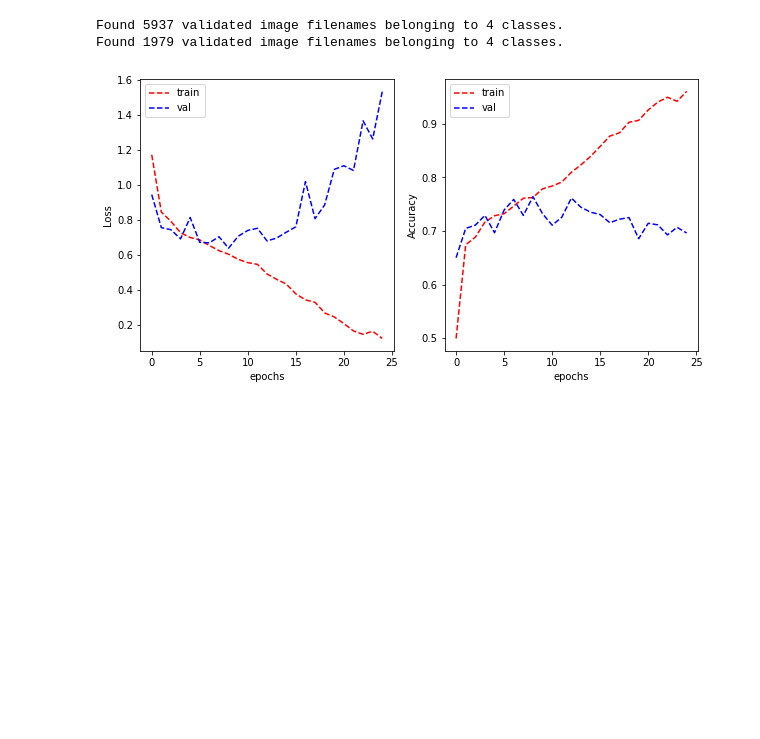
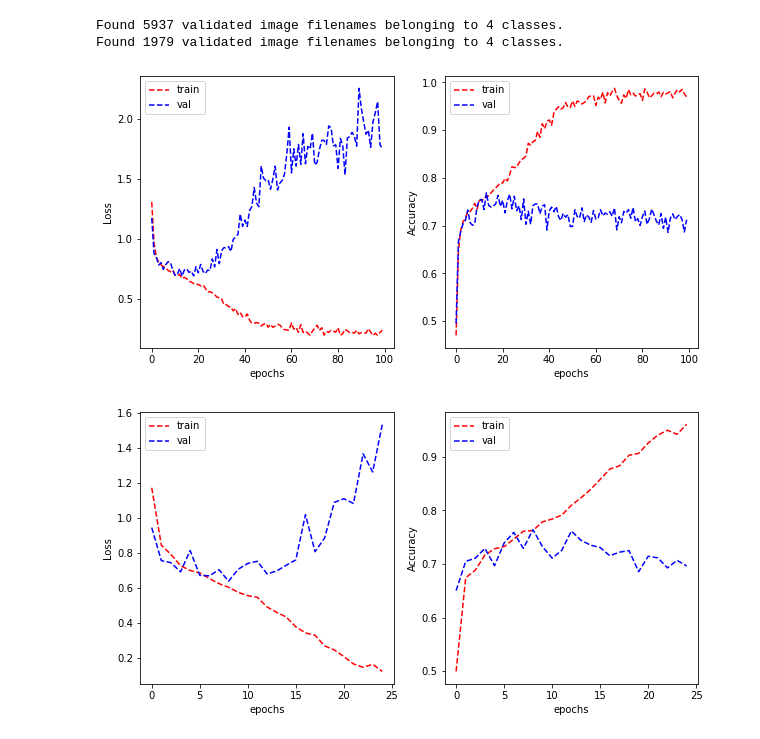
Before and after one commit to s3781183/machine_learning_A2, a Jupyter notebook: A2-AR.ipynb, the cells around one changed output. Drawn from its saved outputs; the diff is of its cells as text; code cells hidden in the pictures; blank space fills up the shorter version.

Commit message:
added isCancerous model initial

```diff
--- a/A2-AR.ipynb
+++ b/A2-AR.ipynb
@@ -164,6 +159,49 @@ def plot_learning_curve(train_loss, val_loss, train_metric, val_metric, metric_n
     plt.legend(['train', 'val'], loc='upper left')
 
     plt.show()
+# %%
+reg_lambda = 0.001
+
+vgg_model = tf.keras.Sequential([
+    #VGG block 1
+    tf.keras.layers.Conv2D(32, (3, 3), activation='relu', padding='same',
+                           kernel_regularizer=tf.keras.regularizers.l2(reg_lambda), input_shape=(27, 27, 3)),
+    tf.keras.layers.Conv2D(32, (3, 3), activation='relu', padding='same',
+                           kernel_regularizer=tf.keras.regularizers.l2(reg_lambda)),
+    tf.keras.layers.MaxPooling2D((2, 2)),
+
+    #VGG block 2
+    tf.keras.layers.Conv2D(64, (3, 3), activation='relu', padding='same',
+                           kernel_regularizer=tf.keras.regularizers.l2(reg_lambda)),
+    tf.keras.layers.Conv2D(64, (3, 3), activation='relu', padding='same',
+                           kernel_regularizer=tf.keras.regularizers.l2(reg_lambda)),
+    tf.keras.layers.MaxPooling2D((2, 2)),
+
+    #VGG block 3
+    tf.keras.layers.Conv2D(128, (3, 3), activation='relu', padding='same',
+                           kernel_regularizer=tf.keras.regularizers.l2(reg_lambda)),
+    tf.keras.layers.Conv2D(128, (3, 3), activation='relu', padding='same',
+                           kernel_regularizer=tf.keras.regularizers.l2(reg_lambda)),
+    tf.keras.layers.MaxPooling2D((2, 2)),
+
+    tf.keras.layers.Flatten(),
+    tf.keras.layers.Dense(128, activation='relu'),
+    tf.keras.layers.Dropout(.2),
+    tf.keras.layers.Dense(CELLTYPE_OUTPUT_CLASSES),
+])
+# %%
+optimizer = tf.keras.optimizers.Adam(lr=0.001)
+vgg_model.compile(optimizer=optimizer,
+              loss=tf.keras.losses.CategoricalCrossentropy(from_logits=True),
+              metrics=['categorical_accuracy'])
+# %%
+vgg_model_history = vgg_model.fit(train_generator, validation_data = validation_generator, epochs=100, verbose=0)
+
+plot_learning_curve(vgg_model_history.history['loss'], vgg_model_history.history['val_loss'],
+                    vgg_model_history.history['categorical_accuracy'], vgg_model_history.history['val_categorical_accuracy'],
+                    metric_name='Accuracy')
+# %% [output]
+[figure, added]
 # %%
 import tensorflow as tf
 
```
Also changed, not shown: parts of 9 cells of this notebook, 1 other file.
